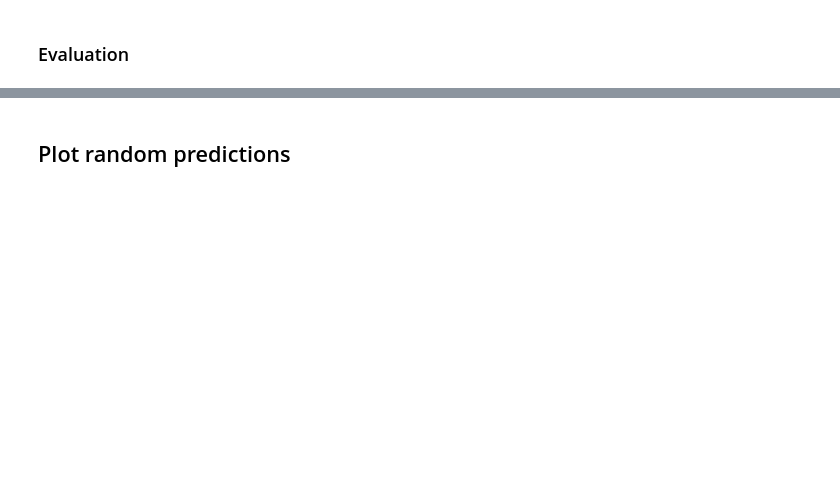
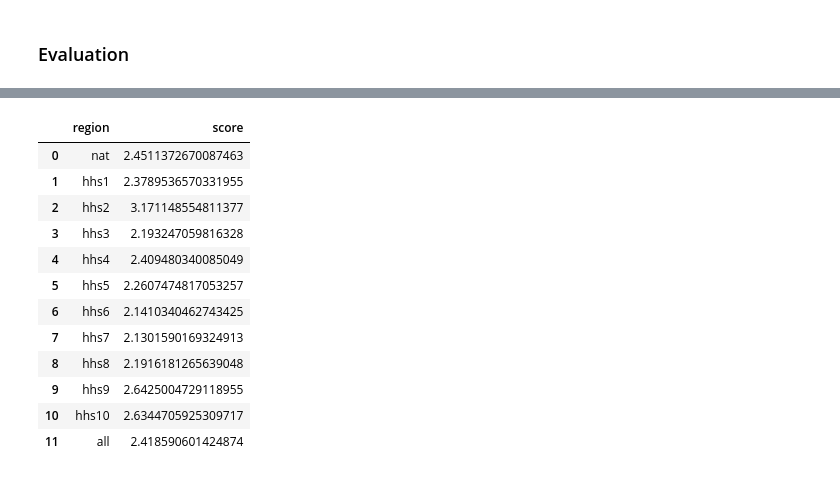
Before and after one commit to reichlab/neural-stack, a Jupyter notebook: notebooks/1.0-mixture-density-network.ipynb, the cells around one changed output, grey strips where cells are left out. Cells and saved outputs as stored; diff of their text form; code cells hidden in the pictures; blank space fills up the shorter version.

```diff
--- a/notebooks/1.0-mixture-density-network.ipynb
+++ b/notebooks/1.0-mixture-density-network.ipynb
@@ -152,7 +148,7 @@ cv_report
 # %%
 model = gen_model()
 final_epochs = int(cv_report["epochs"][-1])
-final_history = train_model(model, (X[train_indices], y[train_indices]), None, epochs=final_epochs)
+final_history = train_model(model, (X_train, y_train), None, epochs=final_epochs)
 final_loss = final_history.history["loss"][-1]
 plt.plot(final_history.history["loss"])
 final_loss
@@ -218,2 +159,0 @@ eval_df
-# %% [markdown]
-## Plot random predictions
@@ -248,0 +160,46 @@ for pidx in range(n_plots):
+# %%
+eval_df = {
+    "region": [],
+    "score": []
+}
+
+for region in tqdm(REGIONS):
+    y_test, Xs_test, yi_test = target.get_testing_data(
+        ACTUAL_DL, COMPONENTS, region, TEST_SPLIT_THRESH
+    )
+
+    X_test = udists.get_merged_features(
+        Xs_test,
+        [partial(udists.dist_mean, bins=target.bins),
+         partial(udists.dist_std, bins=target.bins)]
+    )
+    output = udists.mdn_params_to_dists(model.predict(X_test), bins=target.bins)
+    y_one_hot = udists.actual_to_one_hot(y_test, bins=target.bins)
+
+    eval_df["region"].append(region if region is not None else "all")
+    eval_df["score"].append(losses.mean_cat_cross(y_one_hot, output))
+
+eval_df = pd.DataFrame(eval_df)
+
+# Save results
+output_dir = u.ensure_dir(f"../results/{EXP_NAME}/{target.name}")
+u.save_exp_summary(model, cv_report, {
+    "loss": final_loss,
+    "epochs": final_epochs
+}, f"{output_dir}/mdn_summary.txt")
+eval_df.to_csv(f"{output_dir}/mdn.csv")
+eval_df
+# %% [output]
+|  | region | score |
+| 0 | nat | 2.4511372670087463 |
+| 1 | hhs1 | 2.3789536570331955 |
+| 2 | hhs2 | 3.171148554811377 |
+| 3 | hhs3 | 2.193247059816328 |
+| 4 | hhs4 | 2.409480340085049 |
+| 5 | hhs5 | 2.2607474817053257 |
+| 6 | hhs6 | 2.1410340462743425 |
+| 7 | hhs7 | 2.1301590169324913 |
+| 8 | hhs8 | 2.1916181265639048 |
+| 9 | hhs9 | 2.6425004729118955 |
+| 10 | hhs10 | 2.6344705925309717 |
+| 11 | all | 2.418590601424874 |
```
Also changed, not shown: parts of 18 cells of this notebook.
